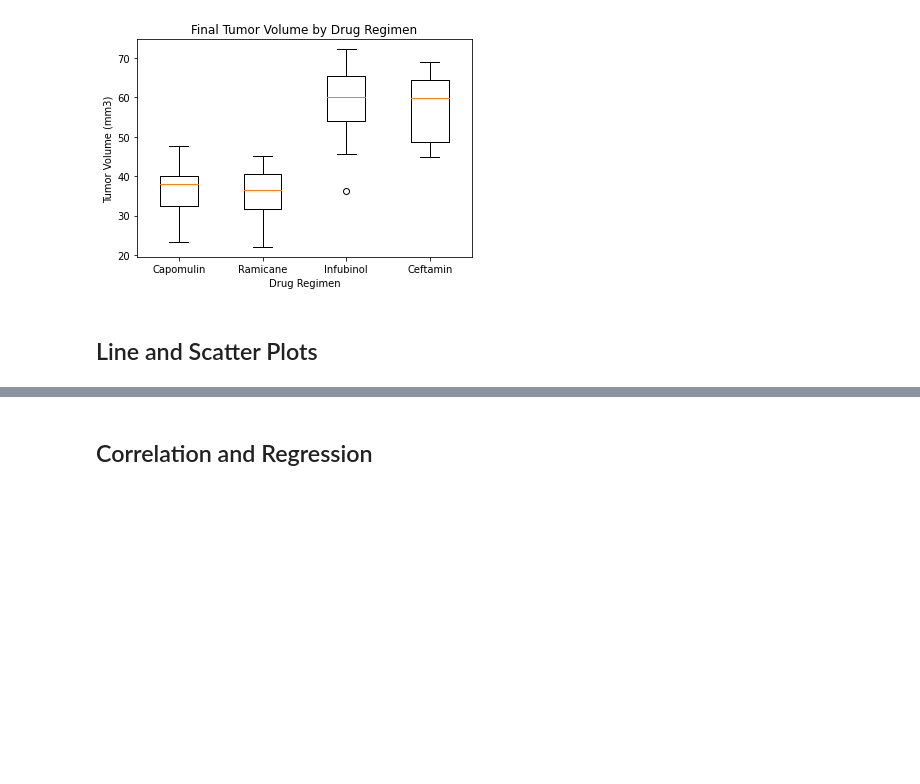
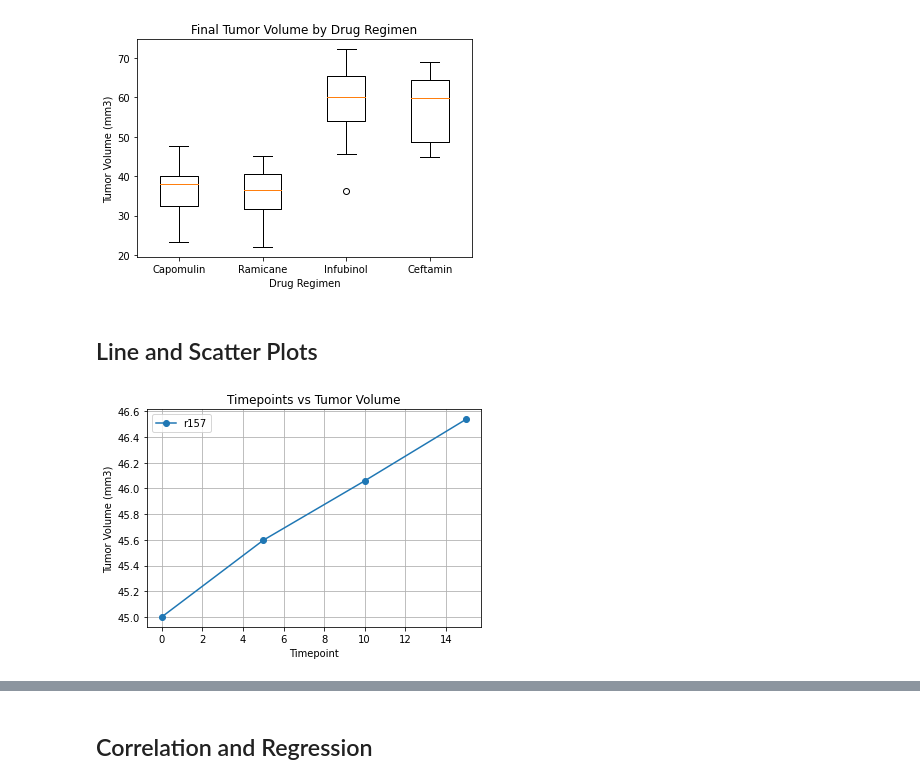
Before and after one commit to ashante112/matplotlib-challenge, a Jupyter notebook: Pymaceuticals/pymaceuticals_starter.ipynb, the cells around one changed output, grey strips where cells are left out. Cells and saved outputs as stored; diff of their text form; code cells hidden in the pictures; blank space fills up the shorter version.

```diff
--- a/Pymaceuticals/pymaceuticals_starter.ipynb
+++ b/Pymaceuticals/pymaceuticals_starter.ipynb
@@ -378,0 +383,21 @@ plt.show()
+# %%
+# Generate a line plot of tumor volume vs. time point for a mouse treated with Capomulin
+capomulin = combined_data[combined_data['Drug Regimen'] == 'Capomulin']
+
+capomulin_mouse = capomulin[capomulin['Mouse ID'] == 'r157']
+
+# List comprehension to define the x and y axes
+timepoints = [value for value in capomulin_mouse['Timepoint']]
+tumor_vol = [value for value in capomulin_mouse['Tumor Volume (mm3)']]
+
+plt.plot(timepoints,tumor_vol,marker='o',label='r157')
+plt.legend(loc="best")
+plt.title("Timepoints vs Tumor Volume")
+plt.xlabel("Timepoint")
+plt.ylabel("Tumor Volume (mm3)")
+plt.grid(True)
+
+plt.savefig("Figures/LineChart.png")
+plt.show()
+# %% [output]
+[figure, added]
```
Also changed, not shown: parts of 9 cells of this notebook, 3 other files.
